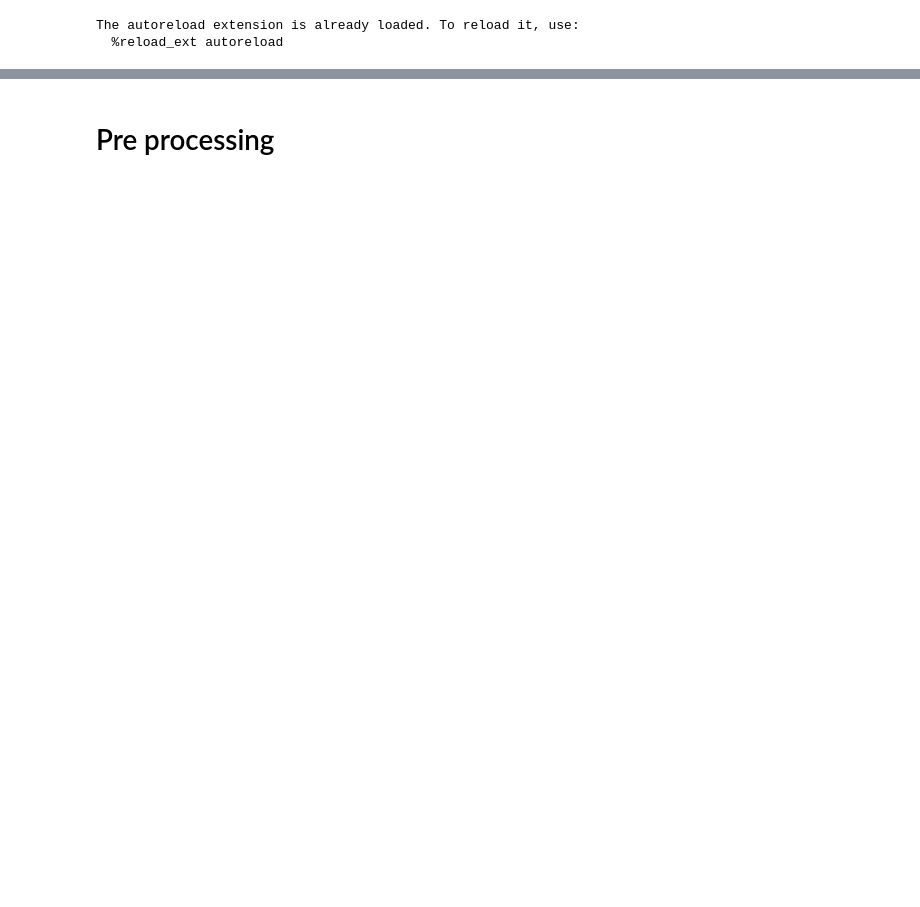
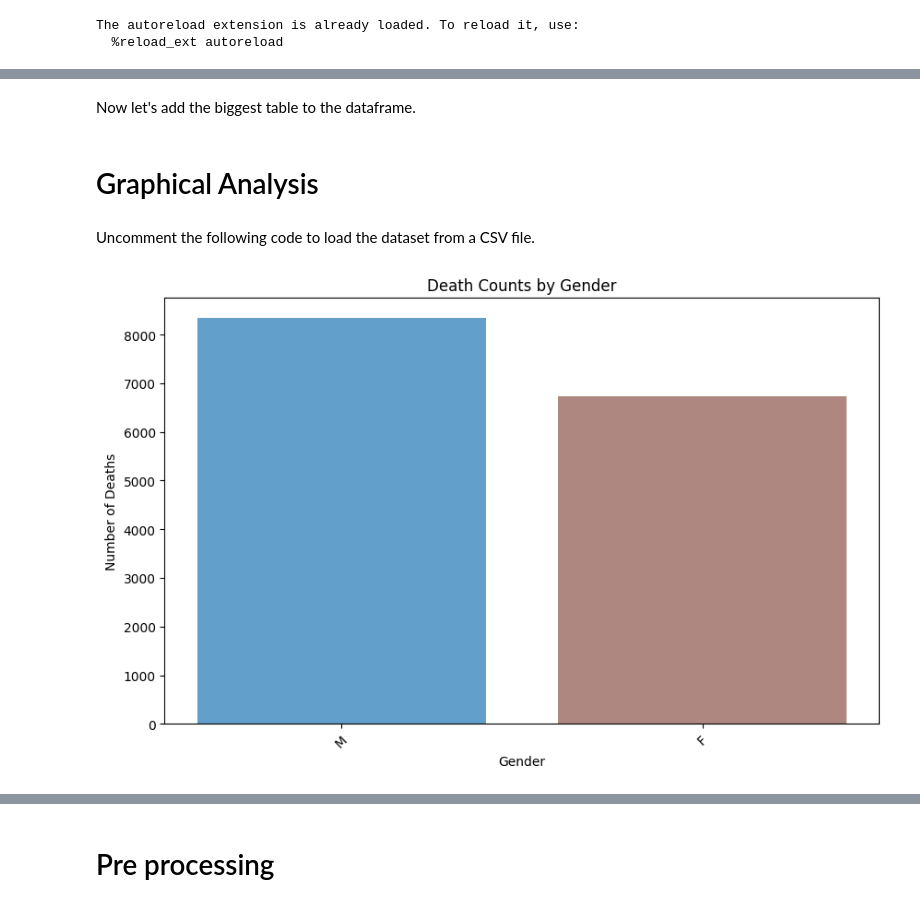
Before and after one commit to seblessa/ICU-LenghtOfStay-RegressionTask, a Jupyter notebook: notebook.ipynb, the cells around one changed output, grey strips where cells are left out. Drawn from its saved outputs; the diff is of its cells as text; code cells hidden in the pictures; blank space fills up the shorter version.

```diff
--- a/notebook.ipynb
+++ b/notebook.ipynb
@@ -71,0 +103,5 @@ final_df = final_df.drop(*unique_value_columns)
+# %%
+df=df.drop("DOB").drop("DOD").drop("DOD_SSN").drop("EXPIRE_FLAG").drop("DEATHTIME")
+df = df.withColumn("DOD_HOSP", F.when(F.col("DOD_HOSP").isNull(), 0).otherwise(1))
+df = df.withColumnRenamed("DOD_HOSP", "DIED")
+df = df.withColumnRenamed("ICD9_CODE","DISEASES_CODE")
@@ -71,0 +110,8 @@ final_df = final_df.drop(*unique_value_columns)
+# %%
+columns_to_remove = [
+    "ADMITTIME", "DISCHTIME", "EDREGTIME", "EDOUTTIME", "HOSPITAL_EXPIRE_FLAG",
+    "INTIME", "OUTTIME","LANGUAGE","DISCHARGE_LOCATION",
+    "ICUSTAY_ID", "SEQ_NUM","HAS_CHARTEVENTS_DATA","DBSOURCE"
+]
+
+df = df.drop(*columns_to_remove)
@@ -71,0 +147,11 @@ final_df = final_df.drop(*unique_value_columns)
+# %%
+# Define your primary key columns
+primary_key_columns = ["SUBJECT_ID", "HADM_ID"]
+
+# Identify the remaining columns to be grouped
+remaining_columns = [col for col in df.columns if col not in primary_key_columns]
+
+# Group by the primary key columns and aggregate the remaining columns into lists
+df = df.groupBy(primary_key_columns).agg(*(F.collect_list(col).alias(col) for col in remaining_columns))
+
+df=df.drop("HADM_ID")
@@ -92 +180,15 @@ final_df.show()
 only showing top 20 rows
+# %%
+replace_empty_list_udf = udf(utils.replace_empty_list, ArrayType(StringType()))
+transform_list_udf = udf(utils.transform_list, ArrayType(StringType()))
+handle_list_udf = udf(utils.handle_list, StringType())
+empty_list_udf = F.udf(lambda col: col == [], BooleanType())
+
+for column in df.columns:
+    if isinstance(df.schema[column].dataType, ArrayType):
+        if df.filter(empty_list_udf(F.col(column))).count() > 0:
+            df = df.withColumn(column, replace_empty_list_udf(col(column)))
+
+        df = df.withColumn(column, transform_list_udf(col(column)))
+        if len(set(df.select(column).first()[0])) == 1:
+            df = df.withColumn(column, handle_list_udf(df[column]))
@@ -92,0 +240,2 @@ only showing top 20 rows
+# %% [markdown]
+Now let's add the biggest table to the dataframe.
@@ -92,0 +244,4 @@ only showing top 20 rows
+# %% [markdown]
+# Graphical Analysis
+# %% [markdown]
+Uncomment the following code to load the dataset from a CSV file.
@@ -92,0 +254,8 @@ only showing top 20 rows
+# %%
+# Assuming `df` is your PySpark DataFrame
+df = df.withColumn("DIED", df["DIED"].cast("integer"))
+
+# Plotting death counts by gender
+utils.plot_graph(df, 'GENDER', 'DIED', F.sum, 'Death Counts by Gender', 'Gender', 'Number of Deaths')
+# %% [output]
+[figure, added]
```
Also changed, not shown: parts of 55 cells of this notebook, 2 other files.
